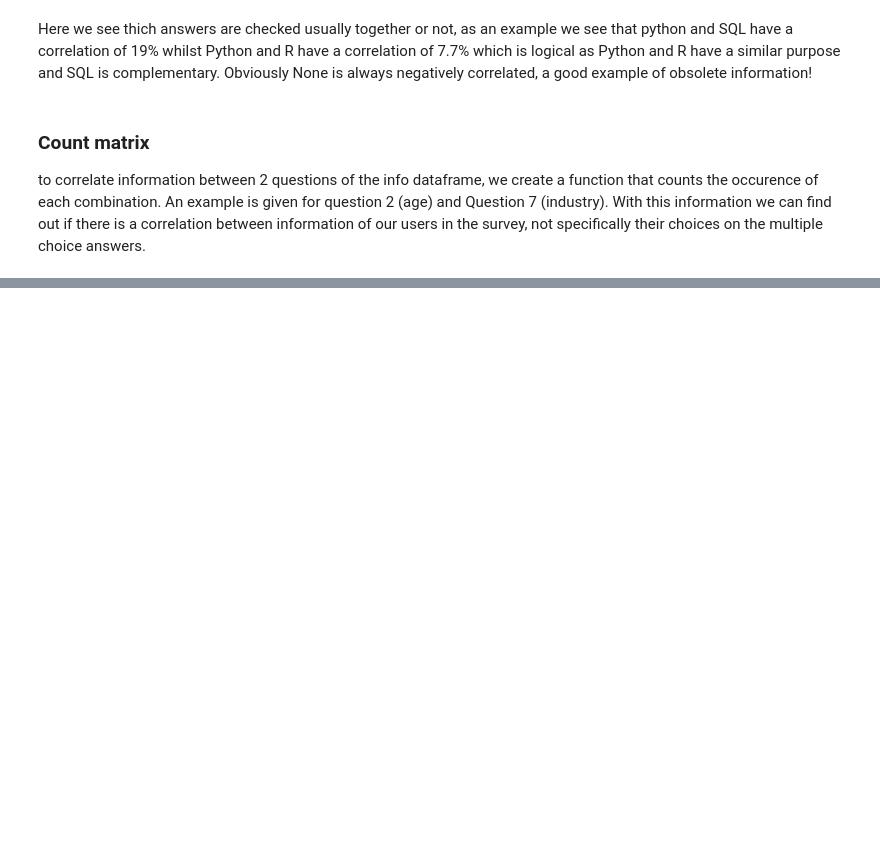
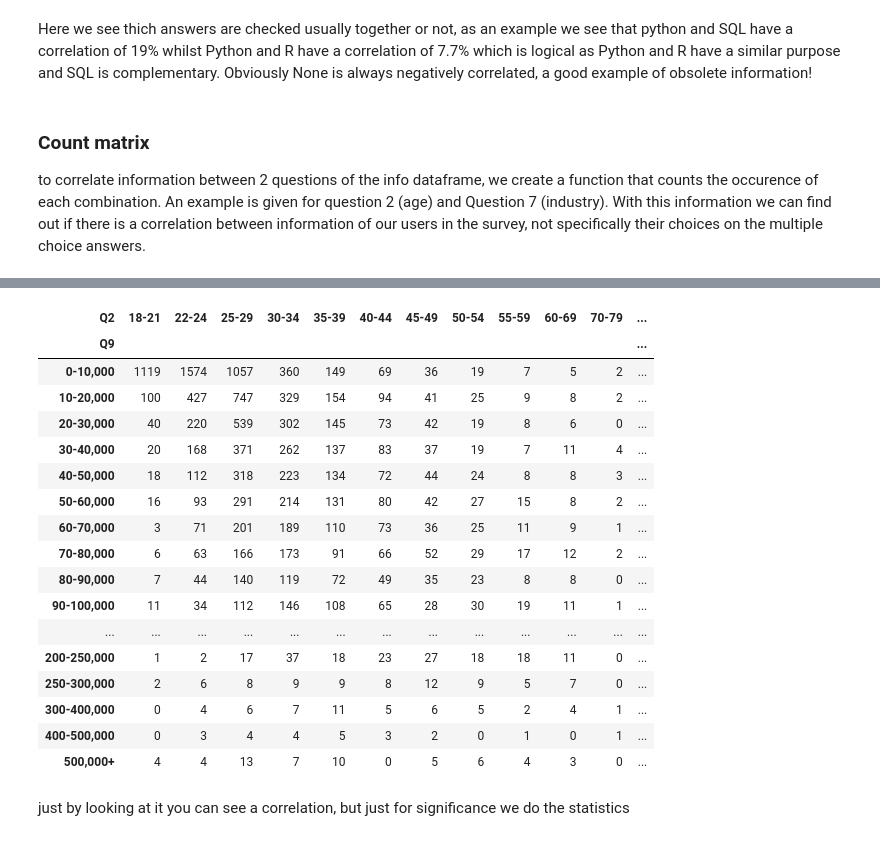
Before and after one commit to LorenzF/data-science-practical-approach, a Jupyter notebook: src/c7_case_studies/UserSurvey.ipynb, the cells around one changed output, grey strips where cells are left out. Saved outputs shown, nothing was run; the diff lists cells and outputs as text; code cells hidden in the pictures; blank space fills up the shorter version.

```diff
--- a/src/c7_case_studies/UserSurvey.ipynb
+++ b/src/c7_case_studies/UserSurvey.ipynb
@@ -571,0 +1142,24 @@ count_matrix('Q2', 'Q7')
+# %%
+age_crosstab_df = info_df.groupby(['Q9', 'Q2']).size().unstack()
+age_crosstab_df
+# %% [output]
+| Q2 | 18-21 | 22-24 | 25-29 | 30-34 | 35-39 | 40-44 | 45-49 | 50-54 | 55-59 | 60-69 | 70-79 | ... |
+| Q9 |  |  |  |  |  |  |  |  |  |  |  | ... |
+| 0-10,000 | 1119 | 1574 | 1057 | 360 | 149 | 69 | 36 | 19 | 7 | 5 | 2 | ... |
+| 10-20,000 | 100 | 427 | 747 | 329 | 154 | 94 | 41 | 25 | 9 | 8 | 2 | ... |
+| 20-30,000 | 40 | 220 | 539 | 302 | 145 | 73 | 42 | 19 | 8 | 6 | 0 | ... |
+| 30-40,000 | 20 | 168 | 371 | 262 | 137 | 83 | 37 | 19 | 7 | 11 | 4 | ... |
+| 40-50,000 | 18 | 112 | 318 | 223 | 134 | 72 | 44 | 24 | 8 | 8 | 3 | ... |
+| 50-60,000 | 16 | 93 | 291 | 214 | 131 | 80 | 42 | 27 | 15 | 8 | 2 | ... |
+| 60-70,000 | 3 | 71 | 201 | 189 | 110 | 73 | 36 | 25 | 11 | 9 | 1 | ... |
+| 70-80,000 | 6 | 63 | 166 | 173 | 91 | 66 | 52 | 29 | 17 | 12 | 2 | ... |
+| 80-90,000 | 7 | 44 | 140 | 119 | 72 | 49 | 35 | 23 | 8 | 8 | 0 | ... |
+| 90-100,000 | 11 | 34 | 112 | 146 | 108 | 65 | 28 | 30 | 19 | 11 | 1 | ... |
+| ... | ... | ... | ... | ... | ... | ... | ... | ... | ... | ... | ... | ... |
+| 200-250,000 | 1 | 2 | 17 | 37 | 18 | 23 | 27 | 18 | 18 | 11 | 0 | ... |
+| 250-300,000 | 2 | 6 | 8 | 9 | 9 | 8 | 12 | 9 | 5 | 7 | 0 | ... |
+| 300-400,000 | 0 | 4 | 6 | 7 | 11 | 5 | 6 | 5 | 2 | 4 | 1 | ... |
+| 400-500,000 | 0 | 3 | 4 | 4 | 5 | 3 | 2 | 0 | 1 | 0 | 1 | ... |
+| 500,000+ | 4 | 4 | 13 | 7 | 10 | 0 | 5 | 6 | 4 | 3 | 0 | ... |
+# %% [markdown]
+just by looking at it you can see a correlation, but just for significance we do the statistics
```
Also changed, not shown: parts of 97 cells of this notebook, 2 other files.
